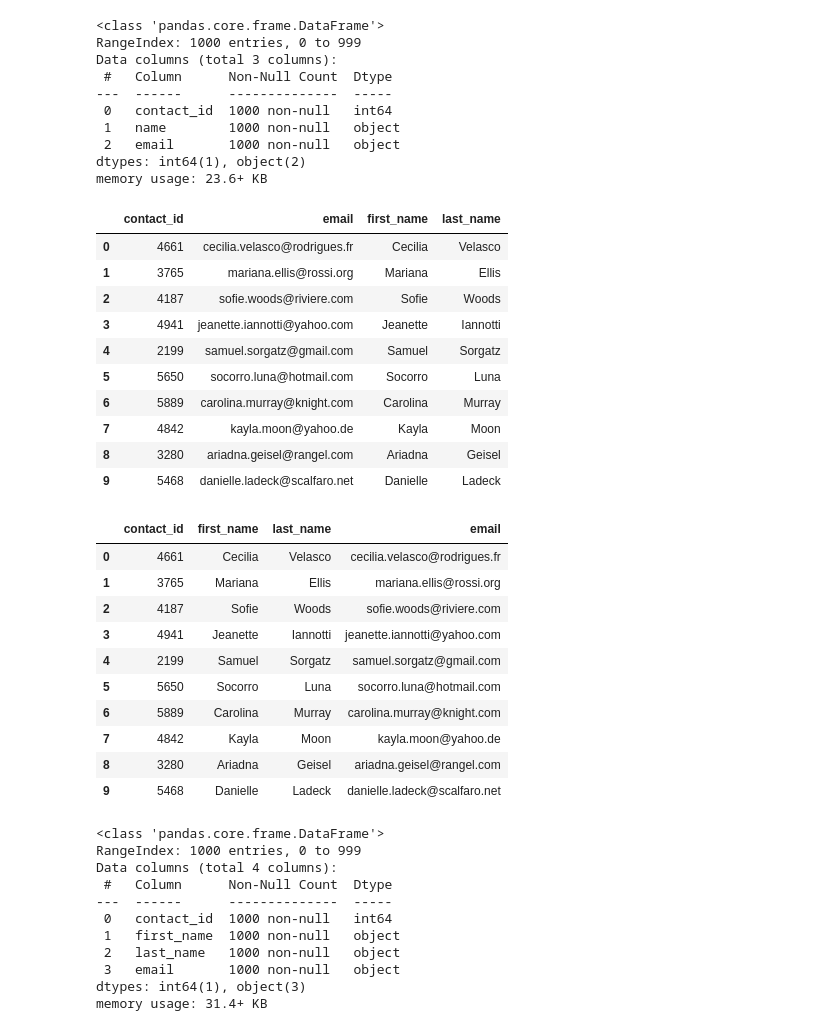
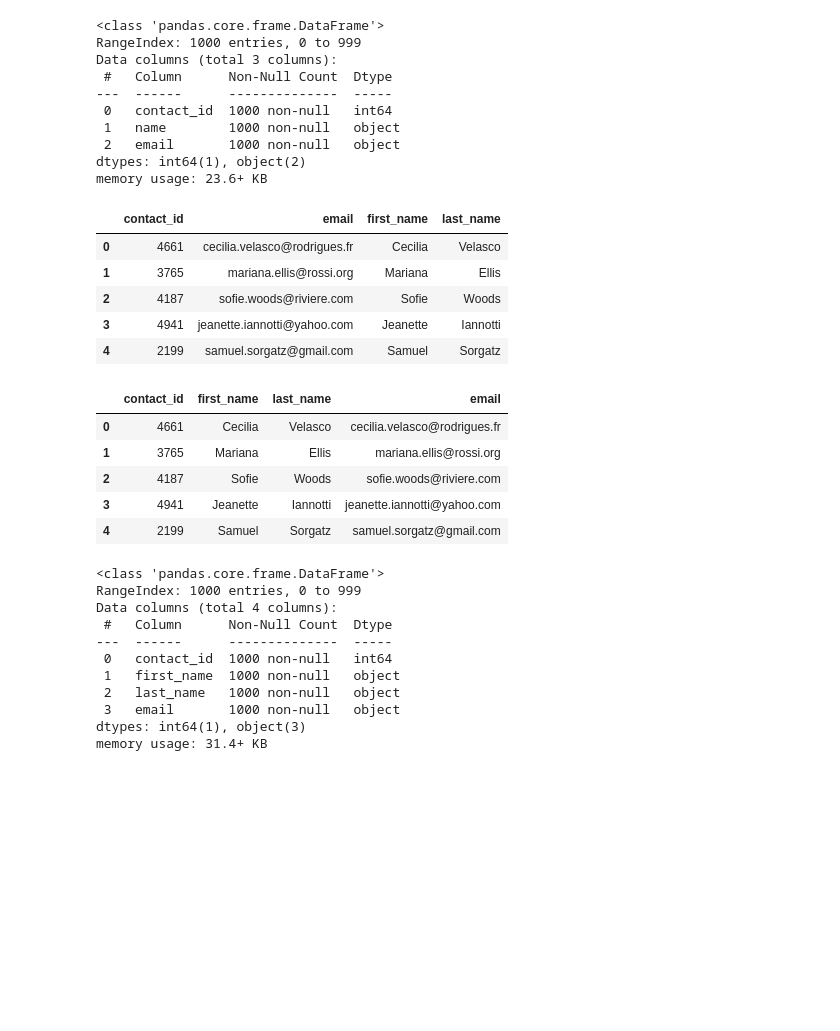
Before and after one commit to rene22m/Crowdfunding_ETL, a Jupyter notebook: ETL_Mini_Project_RMondragon_MVargas_DLara_IChavez.ipynb, the cells around one changed output. Saved outputs shown, nothing was run; the diff lists cells and outputs as text; code cells hidden in the pictures; blank space fills up the shorter version.

Commit message:
contacts update

```diff
--- a/ETL_Mini_Project_RMondragon_MVargas_DLara_IChavez.ipynb
+++ b/ETL_Mini_Project_RMondragon_MVargas_DLara_IChavez.ipynb
@@ -292,7 +291,7 @@ campaign_cleaned.to_csv("Resources/campaign.csv", index=False)
 # %% [markdown]
 ### Extract the contacts.xlsx Data.
 # %%
-# Read the data into a Pandas DataFrame. Use the `header=2` parameter when reading in the data.
-contact_info_df = pd.read_excel('Resources/contacts.xlsx', header=2)
+# Read the data into a Pandas DataFrame. Use the `header=3` parameter when reading in the data.
+contact_info_df = pd.read_excel('Resources/contacts.xlsx', header=3)
 contact_info_df.head()
 # %% [output]
@@ -319,6 +318,10 @@ Then export the DataFrame as a `contacts.csv` CSV file.
 import json
 dict_values = []
 
+for i, row in contact_info_df.iterrows():
+    contact_info_dict = json.loads(row['contact_info'])
+    row_values = [value for key, value in contact_info_dict.items()]
+    dict_values.append(row_values)
 
 # Print out the list of values for each row.
 print(dict_values)
@@ -327,6 +330,8 @@ print(dict_values)
 # %%
 # Create a contact_info DataFrame and add each list of values, i.e., each row
 # to the 'contact_id', 'name', 'email' columns.
+contacts_df = pd.DataFrame(dict_values, columns=['contact_id', 'name', 'email'])
+contacts_df.head()
 # %% [output]
 |  | contact_id | name | email |
 | 0 | 4661 | Cecilia Velasco | cecilia.velasco@rodrigues.fr |
@@ -349,23 +355,23 @@ dtypes: int64(1), object(2)
 memory usage: 23.6+ KB
 # %%
 # Create a "first"name" and "last_name" column with the first and last names from the "name" column.
+contacts_df[["first_name", "last_name"]] = contacts_df["name"].str.split(' ', n=1, expand=True)
+contacts_df.head()
 
-
-# Drop the contact_name column
+# Drop the name column.
+contacts_df_clean = contacts_df.drop(['name'], axis=1)
+contacts_df_clean.head()
 # %% [output]
 |  | contact_id | email | first_name | last_name |
 | 0 | 4661 | cecilia.velasco@rodrigues.fr | Cecilia | Velasco |
 | 1 | 3765 | mariana.ellis@rossi.org | Mariana | Ellis |
 | 2 | 4187 | sofie.woods@riviere.com | Sofie | Woods |
 | 3 | 4941 | jeanette.iannotti@yahoo.com | Jeanette | Iannotti |
 | 4 | 2199 | samuel.sorgatz@gmail.com | Samuel | Sorgatz |
-| 5 | 5650 | socorro.luna@hotmail.com | Socorro | Luna |
-| 6 | 5889 | carolina.murray@knight.com | Carolina | Murray |
-| 7 | 4842 | kayla.moon@yahoo.de | Kayla | Moon |
-| 8 | 3280 | ariadna.geisel@rangel.com | Ariadna | Geisel |
-| 9 | 5468 | danielle.ladeck@scalfaro.net | Danielle | Ladeck |
 # %%
 # Reorder the columns
+contacts_df_clean = contacts_df_clean[['contact_id', 'first_name', 'last_name', 'email']]
+contacts_df_clean.head()
 # %% [output]
 |  | contact_id | first_name | last_name | email |
 | 0 | 4661 | Cecilia | Velasco | cecilia.velasco@rodrigues.fr |
@@ -373,10 +379,5 @@ memory usage: 23.6+ KB
 | 2 | 4187 | Sofie | Woods | sofie.woods@riviere.com |
 | 3 | 4941 | Jeanette | Iannotti | jeanette.iannotti@yahoo.com |
 | 4 | 2199 | Samuel | Sorgatz | samuel.sorgatz@gmail.com |
-| 5 | 5650 | Socorro | Luna | socorro.luna@hotmail.com |
-| 6 | 5889 | Carolina | Murray | carolina.murray@knight.com |
-| 7 | 4842 | Kayla | Moon | kayla.moon@yahoo.de |
-| 8 | 3280 | Ariadna | Geisel | ariadna.geisel@rangel.com |
-| 9 | 5468 | Danielle | Ladeck | danielle.ladeck@scalfaro.net |
 # %%
 # Check the datatypes one more time before exporting as CSV file.
```
Also changed, not shown: parts of 5 cells of this notebook.
